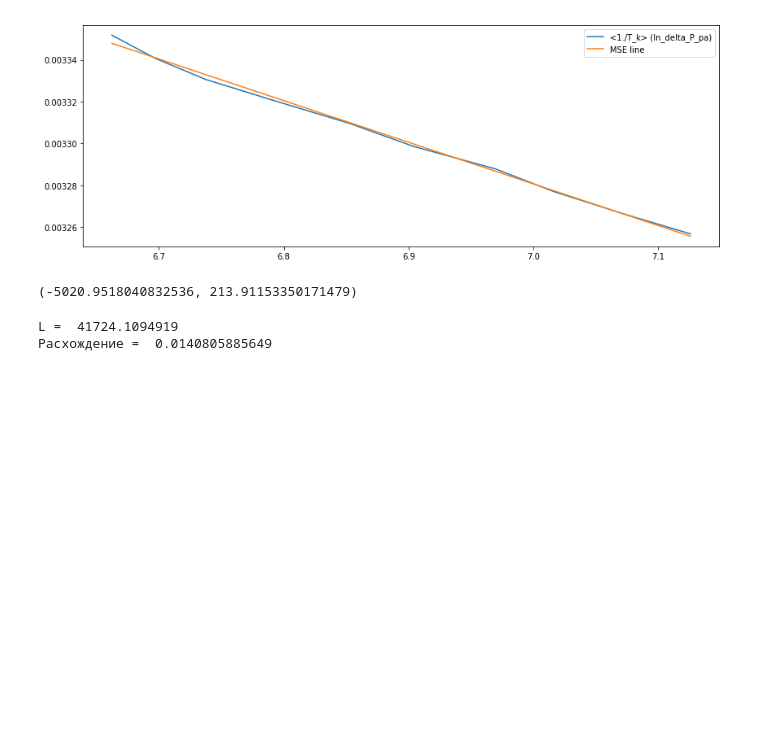
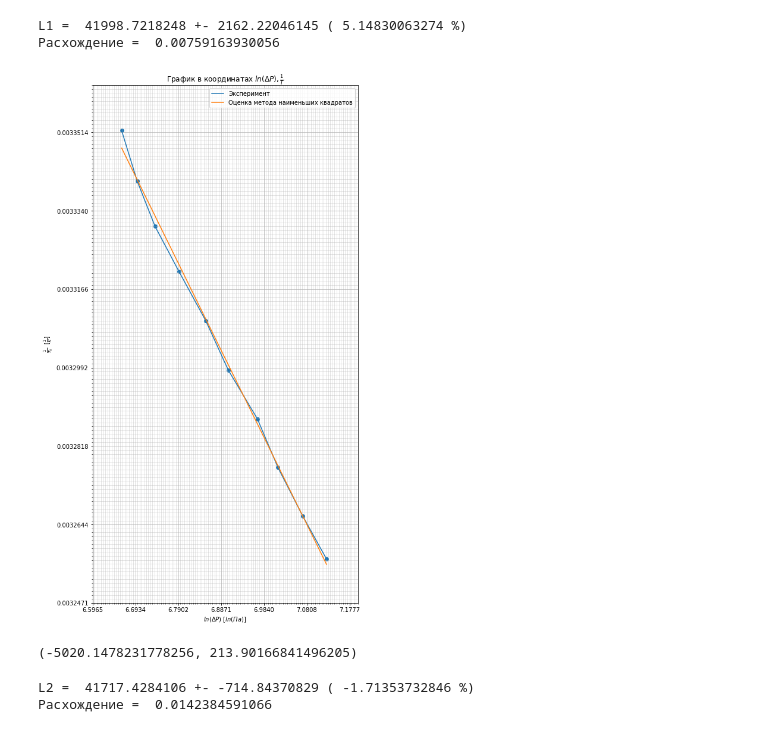
Before and after one commit to shevkunov/workout, a Jupyter notebook: labs/2.4.1.ipynb, the cells around one changed output. Cells and saved outputs as stored; diff of their text form; code cells hidden in the pictures; blank space fills up the shorter version.

```diff
--- a/labs/2.4.1.ipynb
+++ b/labs/2.4.1.ipynb
@@ -6,13 +5,3 @@ from math import sqrt
-# %%
-
-def eval_mnk(x, y):
-    assert len(x) == len(y)
-    n = len(x)
-    b = ((x*y).mean() - (x).mean() * (y).mean()) / ((x**2).mean() - (x).mean()**2)
-    a = (y).mean() - b * (x).mean()
-    sigma_b = 1./sqrt(n) * sqrt(((y**2).mean() - (y).mean()**2)/((x**2).mean() - (x).mean()**2) - b**2)
-    sigma_a = sigma_b*sqrt((x**2).mean() - (x).mean()**2)
-    return a, b, sigma_a, sigma_b
 # %%
 D = np.array([
     [25.2, 4.24, 10.12],  # T (C), P1, P2 (мм)
@@ -25,9 +14,9 @@ D = np.array([
     [32.0, 3.01, 11.38],
     [33.0, 2.77, 11.62],
     [33.9 ,2.55, 11.89]
-])
+], dtype=float)
 
-condens = np.array([3.21 - 3.04] * 7 + [3.19 - 3.0, 2.95 - 2.79, 2.74 - 2.55])
+condens = np.array([3.21 - 3.04] * 7 + [3.19 - 3.0, 2.95 - 2.79 + 0.03, 2.74 - 2.55])
 data_frame = pd.DataFrame()
 # %%
 data_frame["T_C"] = D[:, 0]
@@ -56,24 +67,47 @@ data_frame
+# %%
+L1 = 8.31 * (data_frame["T_K"].mean()**2) * (1./b) / (data_frame["delta_P_pa"].mean())
+L1_R = prodErrorR_degs([(2, data_frame["T_K"].std(ddof=1) / data_frame["T_K"].mean()
+                            / sqrt(len(data_frame["T_K"]))),
+                       (1, data_frame["delta_P_pa"].std(ddof=1) / data_frame["delta_P_pa"].mean()
+                            / sqrt(len(data_frame["T_K"]))),
+                       (-1, sigma_b)])
+sciPrintR(L1, L1_R, "L1 = ")
+
+print("Расхождение = ", abs(42320 - L1) / 42320)
+# %% [output]
+L1 =  41998.7218248 +- 2162.22046145 ( 5.14830063274 %)
+Расхождение =  0.00759163930056
 # %%
 
 a, b, sigma_a, sigma_b = eval_mnk(data_frame["ln_delta_P_pa"].values, 1./ data_frame["T_K"].values)
 
-plt.figure(figsize=(14, 5))
-plt.plot(data_frame["ln_delta_P_pa"].values, 1./ data_frame["T_K"].values, label="<1./T_k> (ln_delta_P_pa)")
+plt_lab_figure(data_frame["ln_delta_P_pa"].values.max(),
+               (1./ data_frame["T_K"].values).max(),
+               data_frame["ln_delta_P_pa"].values.min(),
+               (1./ data_frame["T_K"].values).min(),
+               1.01, 1.003)
+
+plt.plot(data_frame["ln_delta_P_pa"].values, 1./ data_frame["T_K"].values, label="Эксперимент")
+plt.scatter(data_frame["ln_delta_P_pa"].values, 1./ data_frame["T_K"].values)
 grid = np.array([(data_frame["ln_delta_P_pa"].values).min(), (data_frame["ln_delta_P_pa"].values).max()])
-plt.plot(grid, grid * b + a, label="MSE line")
+plt.plot(grid, grid * b + a, label="Оценка метода наименьших квадратов")
+plt.xlabel(r"$ln(\Delta P)$ [$ln(Па)$]")
+plt.ylabel(r"$\frac{1}{T_k}$  [$\frac{1}{K}$]")
+plt.title(r"График в координатах $ln(\Delta P), \frac{1}{T}$")
 plt.legend()
 plt.show()
 # %% [output]
-[figure, old version]
+[figure, new version]
 # %%
 1./b, 1./a
 # %% [output]
-(-5020.9518040832536, 213.91153350171479)
+(-5020.1478231778256, 213.90166841496205)
 # %%
-L = - 8.31 * 1./b
-print("L = ", L)
+L2 = - 8.31 * 1./b
+L2_R = sigma_b / b
+sciPrintR(L2, L2_R, "L2 = ")
 
-print("Расхождение = ", abs(42320 - L) / 42320)
+print("Расхождение = ", abs(42320 - L2) / 42320)
 # %% [output]
-L =  41724.1094919
-Расхождение =  0.0140805885649
+L2 =  41717.4284106 +- -714.84370829 ( -1.71353732846 %)
+Расхождение =  0.0142384591066
```
Also changed, not shown: parts of 6 cells of this notebook, 1 other file.
